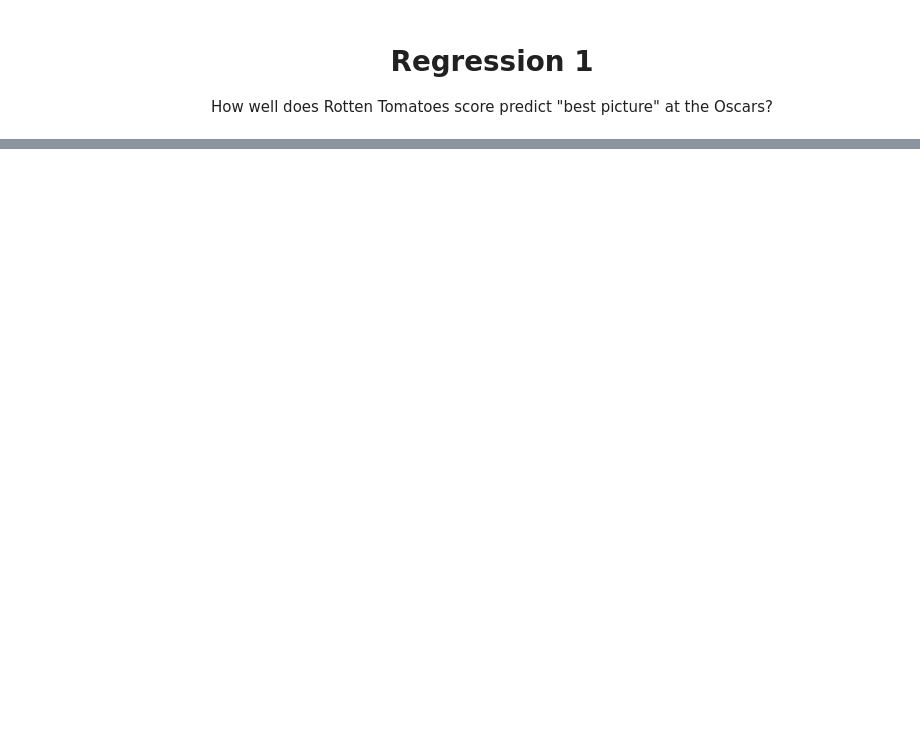
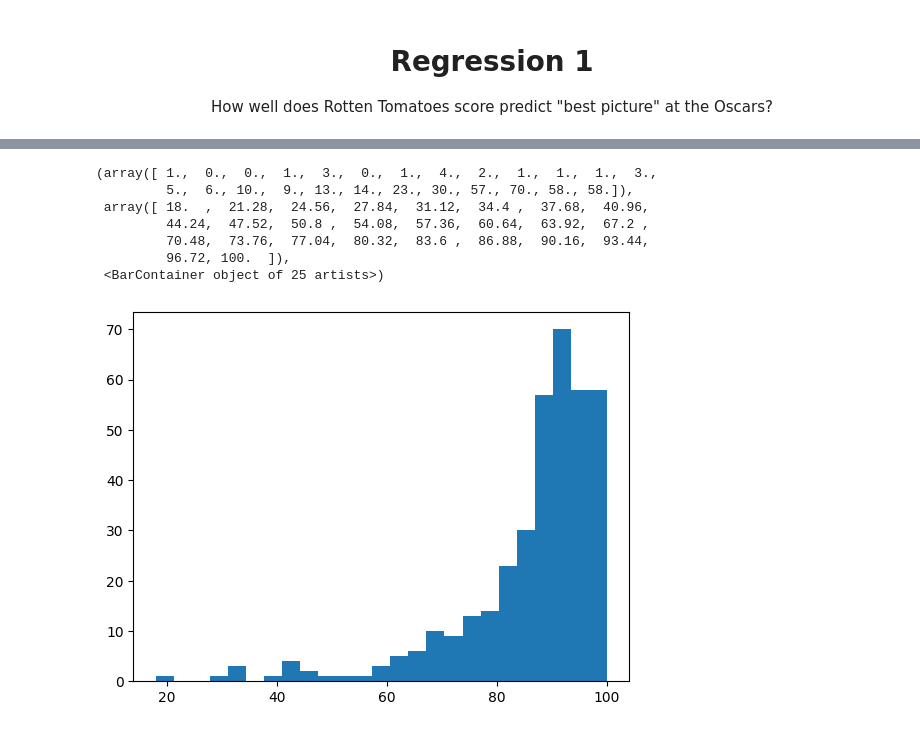
Before and after one commit to Jonathan-Alexander/DATA515-RottenTomatoesAnalysis, a Jupyter notebook: rotten_tomatoes/q1_modeling.ipynb, the cells around one changed output, grey strips where cells are left out. Cells and saved outputs as stored; diff of their text form; code cells hidden in the pictures; blank space fills up the shorter version.

```diff
--- a/rotten_tomatoes/q1_modeling.ipynb
+++ b/rotten_tomatoes/q1_modeling.ipynb
@@ -18,0 +184,11 @@ FileNotFoundError: [Errno 2] No such file or directory: '../data/full_data.csv'
+# %%
+plt.hist(data['tomatometer_rating'], bins='auto')
+# %% [output]
+(array([ 1.,  0.,  0.,  1.,  3.,  0.,  1.,  4.,  2.,  1.,  1.,  1.,  3.,
+         5.,  6., 10.,  9., 13., 14., 23., 30., 57., 70., 58., 58.]),
+ array([ 18.  ,  21.28,  24.56,  27.84,  31.12,  34.4 ,  37.68,  40.96,
+         44.24,  47.52,  50.8 ,  54.08,  57.36,  60.64,  63.92,  67.2 ,
+         70.48,  73.76,  77.04,  80.32,  83.6 ,  86.88,  90.16,  93.44,
+         96.72, 100.  ]),
+ <BarContainer object of 25 artists>)
+[figure, added]
```
Also changed, not shown: parts of 50 cells of this notebook, 1 other file.
